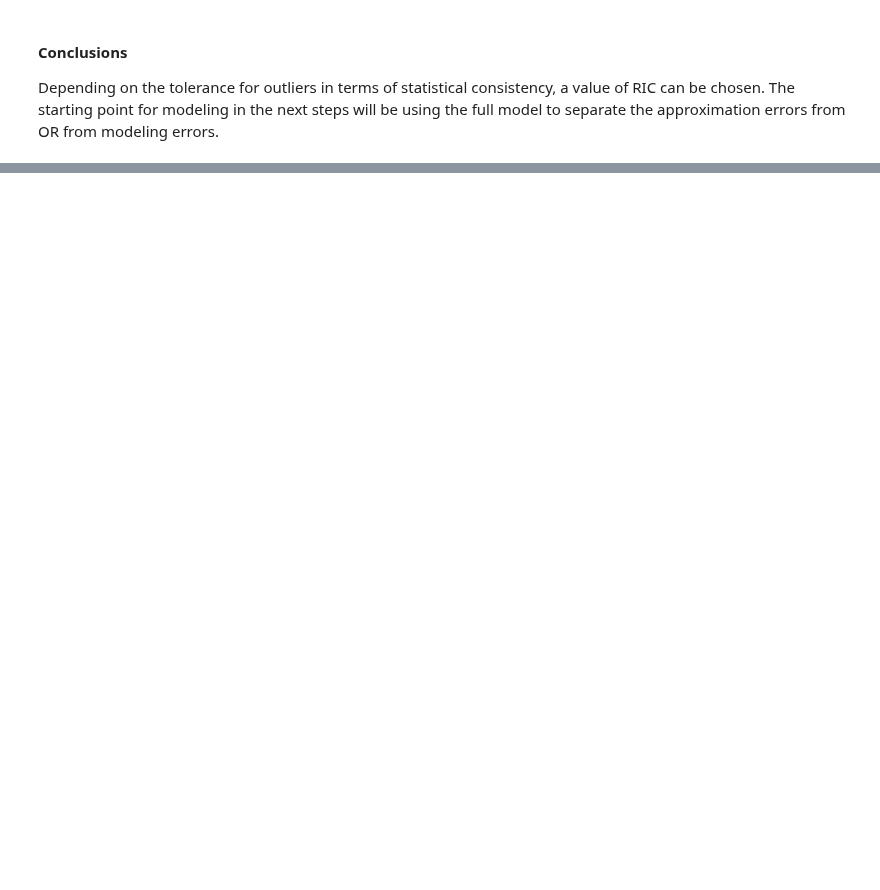
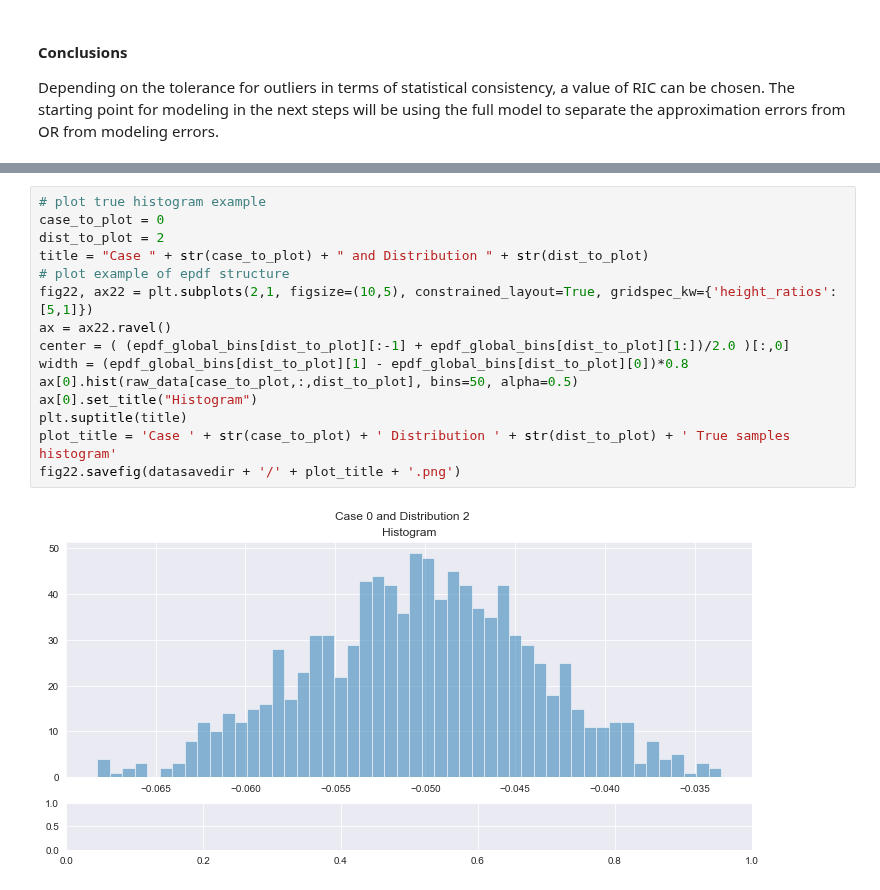
Before and after one commit to acb-code/distribution-surrogates, a Jupyter notebook: 4_emulator_parametric_OR.ipynb, the cells around one changed output, grey strips where cells are left out. Saved outputs shown, nothing was run; the diff lists cells and outputs as text; blank space fills up the shorter version.

```diff
--- a/4_emulator_parametric_OR.ipynb
+++ b/4_emulator_parametric_OR.ipynb
@@ -443,0 +444,17 @@ fig6.savefig(datasavedir + '/' + plot_title + '.png')
+# %%
+# plot true histogram example
+case_to_plot = 0
+dist_to_plot = 2
+title = "Case " + str(case_to_plot) + " and Distribution " + str(dist_to_plot)
+# plot example of epdf structure
+fig22, ax22 = plt.subplots(2,1, figsize=(10,5), constrained_layout=True, gridspec_kw={'height_ratios':[5,1]})
+ax = ax22.ravel()
+center = ( (epdf_global_bins[dist_to_plot][:-1] + epdf_global_bins[dist_to_plot][1:])/2.0 )[:,0]
+width = (epdf_global_bins[dist_to_plot][1] - epdf_global_bins[dist_to_plot][0])*0.8
+ax[0].hist(raw_data[case_to_plot,:,dist_to_plot], bins=50, alpha=0.5)
+ax[0].set_title("Histogram")
+plt.suptitle(title)
+plot_title = 'Case ' + str(case_to_plot) + ' Distribution ' + str(dist_to_plot) + ' True samples histogram'
+fig22.savefig(datasavedir + '/' + plot_title + '.png')
+# %% [output]
+[figure, added]
```
Also changed, not shown: parts of 16 cells of this notebook, 1 other file.
